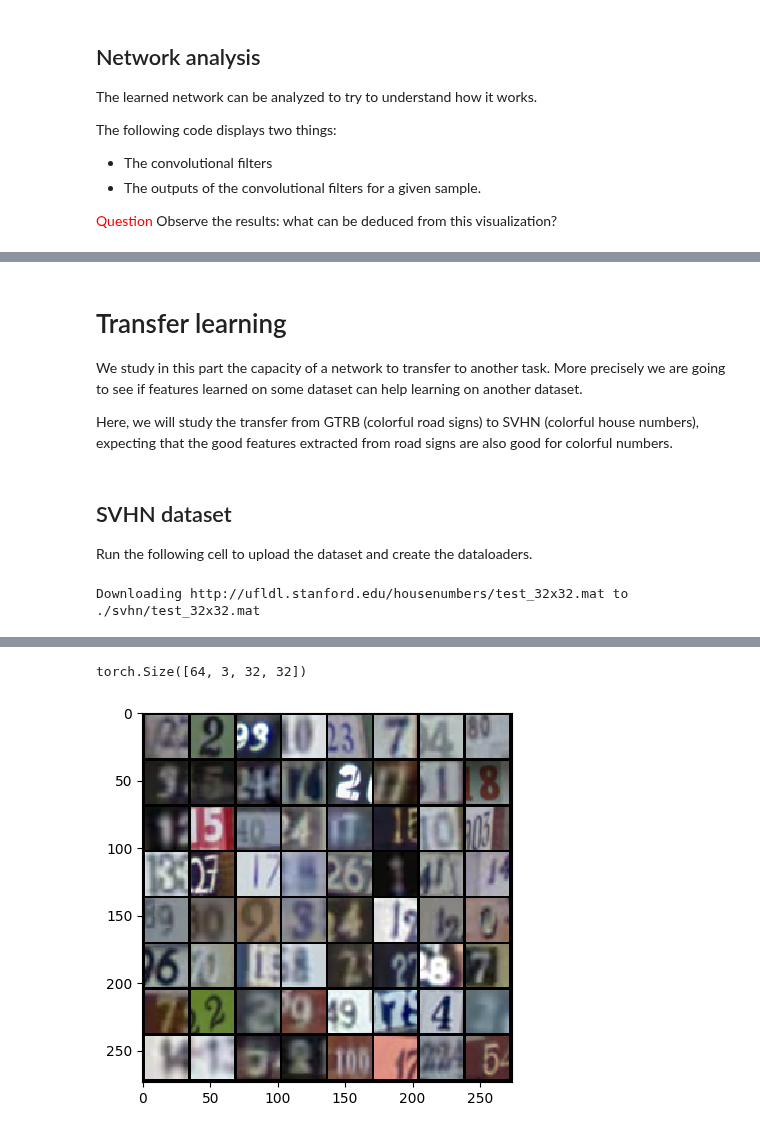
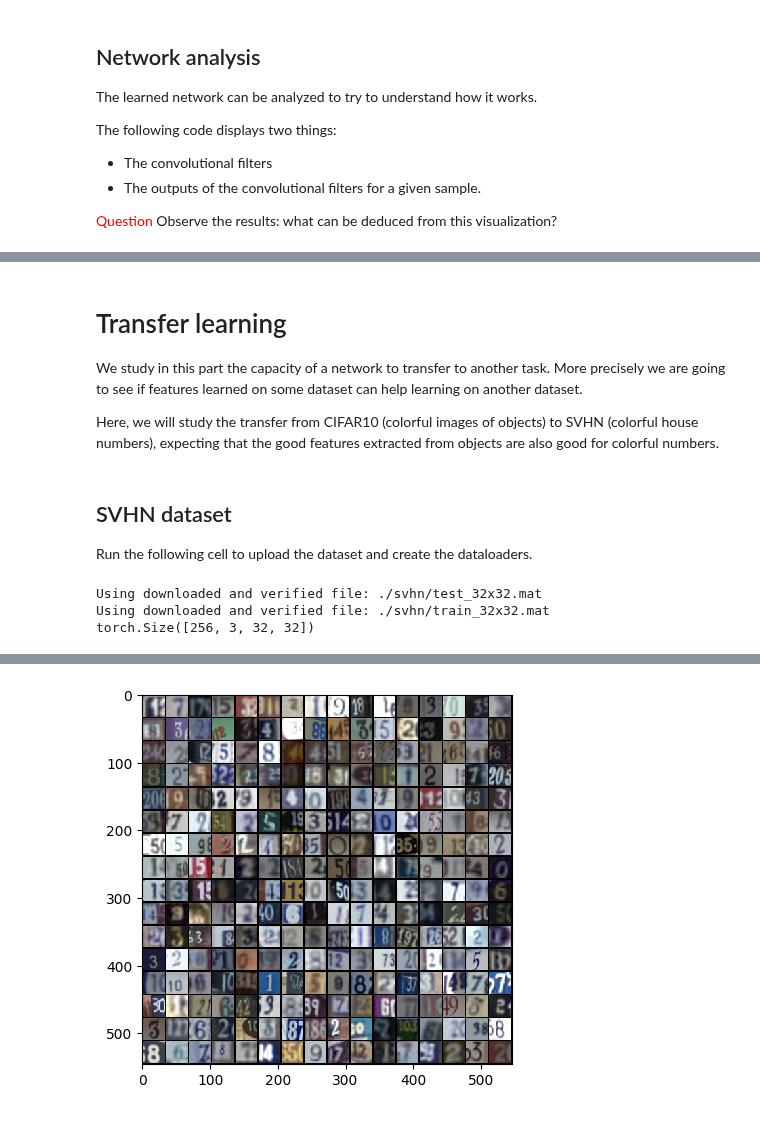
Before and after one commit to stepherbin/teaching, a Jupyter notebook: IOGS/td_deep_learning.ipynb, the cells around one changed output, grey strips where cells are left out. Cells and saved outputs as stored; diff of their text form; code cells hidden in the pictures.

```diff
--- a/IOGS/td_deep_learning.ipynb
+++ b/IOGS/td_deep_learning.ipynb
@@ -527,7 +548,7 @@ plt.show()
 
 We study in this part the capacity of a network to transfer to another task. More precisely we are going to see if features learned on some dataset can help learning on another dataset.
 
-Here, we will study the transfer from GTRB (colorful road signs) to SVHN (colorful house numbers), expecting that the good features extracted from road signs are also good for colorful numbers.
+Here, we will study the transfer from CIFAR10 (colorful images of objects) to SVHN (colorful house numbers), expecting that the good features extracted from objects are also good for colorful numbers.
 # %% [markdown]
 ## SVHN dataset
 
@@ -550,8 +571,8 @@ transform_test = v2.Compose([
 ## Train and test are switched for faster computation
 svhntrain = torchvision.datasets.SVHN("./svhn",split='test', transform=transform_svhn, download=True)
 svhntest = torchvision.datasets.SVHN("./svhn",split='train', transform=transform_test, download=True)
-trainloader = torch.utils.data.DataLoader(svhntrain, batch_size=64, shuffle=True, num_workers=2)
-testloader = torch.utils.data.DataLoader(svhntest, batch_size=64, shuffle=False, num_workers=2)
+trainloader = torch.utils.data.DataLoader(svhntrain, batch_size=256, shuffle=True, num_workers=2)
+testloader = torch.utils.data.DataLoader(svhntest, batch_size=256, shuffle=False, num_workers=2)
 
 def show(img):
     npimg = img.numpy()
@@ -559,10 +580,12 @@ def show(img):
 
 ## Display few samples
 sample,targets = next(iter(trainloader))
-show(torchvision.utils.make_grid(sample))
+show(torchvision.utils.make_grid(sample, nrow=16))
 print(sample.shape)  ## 64 c'est le batch
                         ## 1 c'est du gris -- sinon ce serait 3 pour du RGB
                         ## 32x32 c'est pour la taille de l'image (petite ici)
 plt.show()
 # %% [output]
-Downloading http://ufldl.stanford.edu/housenumbers/test_32x32.mat to ./svhn/test_32x32.mat
+Using downloaded and verified file: ./svhn/test_32x32.mat
+Using downloaded and verified file: ./svhn/train_32x32.mat
+torch.Size([256, 3, 32, 32])
@@ -570,5 +592,4 @@ Downloading http://ufldl.stanford.edu/housenumbers/train_32x32.mat to ./svhn/tra
-torch.Size([64, 3, 32, 32])
-[figure, old version]
+[figure, new version]
 # %% [markdown]
 ## Learning strategy comparison
 
```
Also changed, not shown: parts of 19 cells of this notebook, 2 other files.
